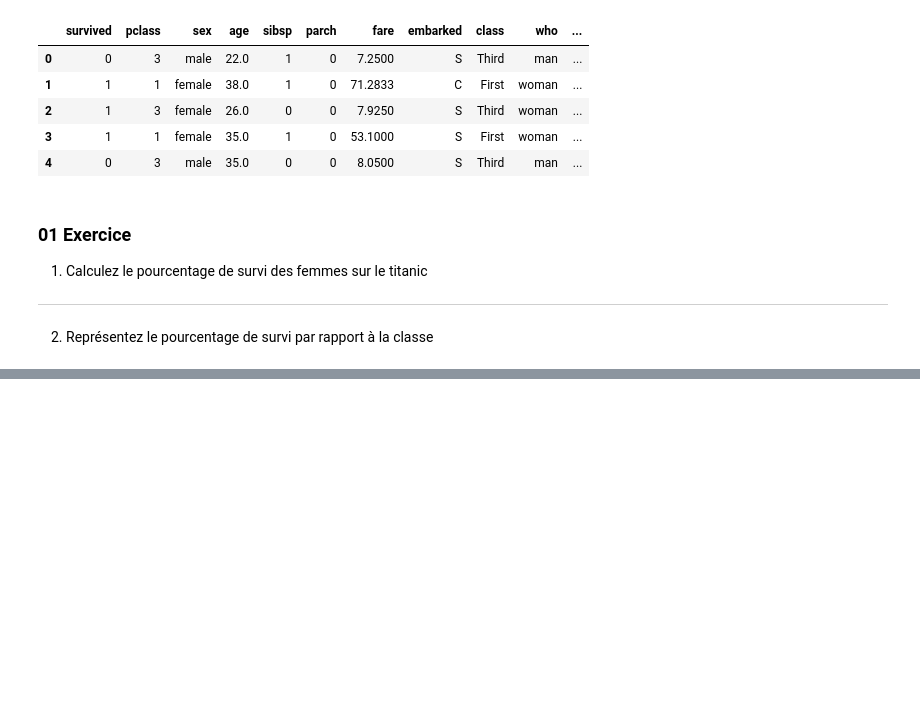
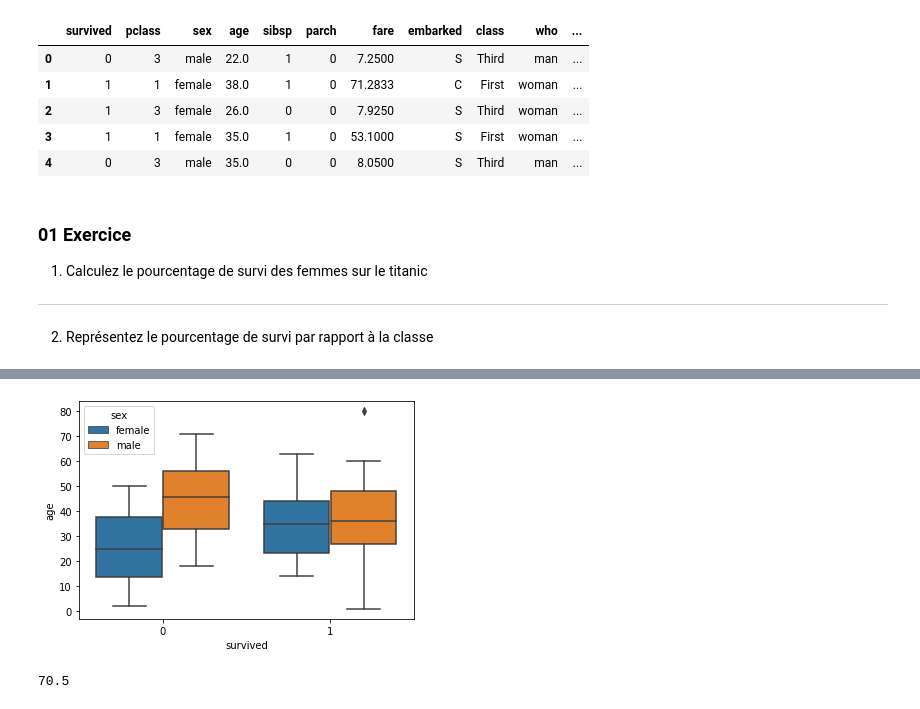
Before and after one commit to Antoine07/E3_DATA, a Jupyter notebook: Dataviz/Notebook/02_Exercices.ipynb, the cells around one changed output, grey strips where cells are left out. Cells and saved outputs as stored; diff of their text form; code cells hidden in the pictures; blank space fills up the shorter version.

```diff
--- a/Dataviz/Notebook/02_Exercices.ipynb
+++ b/Dataviz/Notebook/02_Exercices.ipynb
@@ -59,0 +110,12 @@ titanic.head()
+# %%
+sns.boxplot(x='survived', y='age', hue='sex', data=titanic[titanic['pclass'] == 1]);
+
+# outliers ce sont les valeurs que l'on ne prend pas en compte car non cohérente
+# %% [output]
+[figure, added]
+# %%
+mask = titanic['age'] > 70
+
+titanic[mask]['age'].min()
+# %% [output]
+70.5
```
Also changed, not shown: parts of 5 cells of this notebook.
